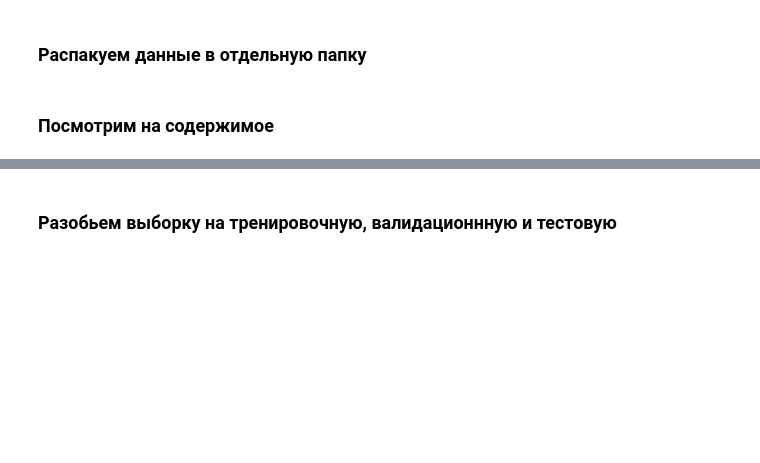
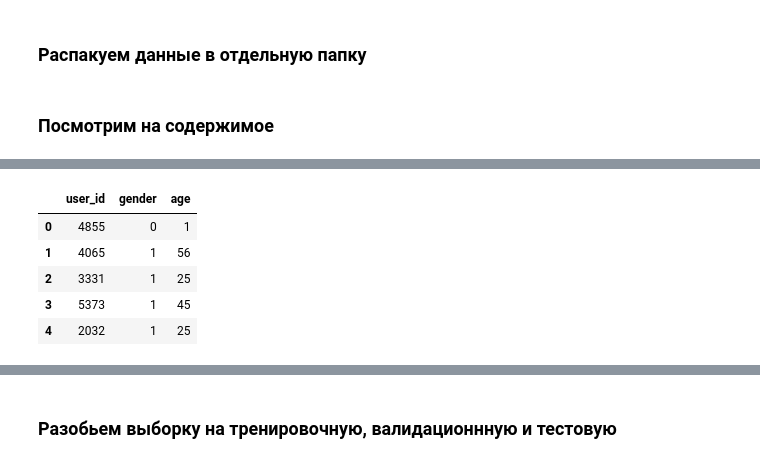
Before and after one commit to akzholba/RecSysCompetition, a Jupyter notebook: explore_data.ipynb, the cells around one changed output, grey strips where cells are left out. Drawn from its saved outputs; the diff is of its cells as text; code cells hidden in the pictures; blank space fills up the shorter version.

```diff
--- a/explore_data.ipynb
+++ b/explore_data.ipynb
@@ -32,6 +61,17 @@ item_features_df.head()
 # %%
+from sklearn.preprocessing import LabelEncoder
+le = LabelEncoder()
+
 user_features_df = pd.read_csv('./data/user_features.csv')
+user_features_df['gender'] = le.fit_transform(user_features_df['gender'])
 user_features_df.head()
+# %% [output]
+|  | user_id | gender | age |
+| 0 | 4855 | 0 | 1 |
+| 1 | 4065 | 1 | 56 |
+| 2 | 3331 | 1 | 25 |
+| 3 | 5373 | 1 | 45 |
+| 4 | 2032 | 1 | 25 |
 # %%
 submission_sample_df = pd.read_csv('./data/submission_sample.csv')
 submission_sample_df.head()
```
Also changed, not shown: parts of 22 cells of this notebook.
